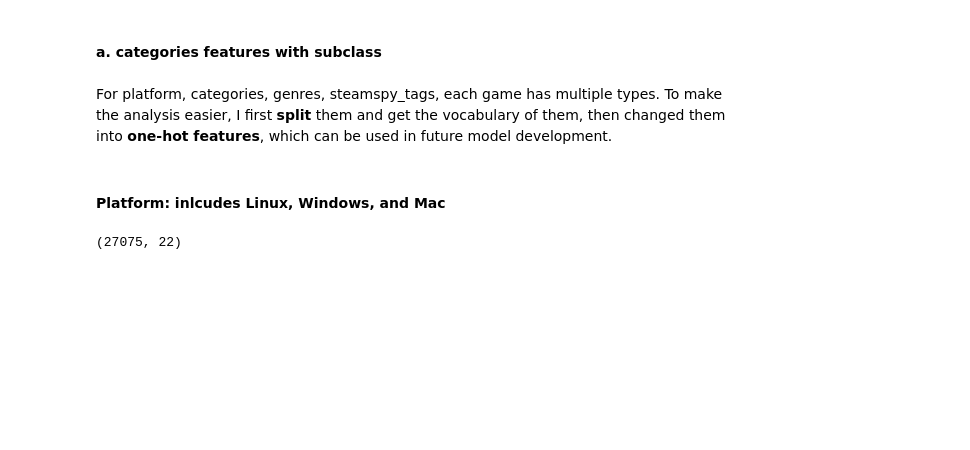
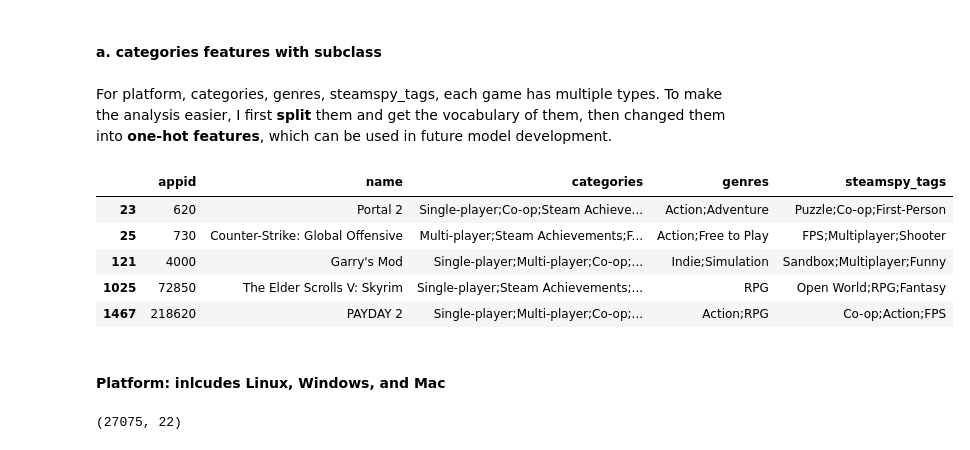
Before and after one commit to jenniening/Steam_Game, a Jupyter notebook: src/Steam_Dataset.ipynb, the cells around one changed output. Saved outputs shown, nothing was run; the diff lists cells and outputs as text; code cells hidden in the pictures; blank space fills up the shorter version.

```diff
--- a/src/Steam_Dataset.ipynb
+++ b/src/Steam_Dataset.ipynb
@@ -181,6 +148,15 @@ def drawWordCloud(freq_dict):
 #### a. categories features with subclass
 # %% [markdown]
 For platform, categories, genres, steamspy_tags, each game has multiple types. To make the analysis easier, I first **split** them and get the vocabulary of them, then changed them into **one-hot features**, which can be used in future model development.
+# %%
+df_prepare[df_prepare["owners_median"] >= 10000000][["appid","name","categories","genres","steamspy_tags"]][10:15]
+# %% [output]
+|  | appid | name | categories | genres | steamspy_tags |
+| 23 | 620 | Portal 2 | Single-player;Co-op;Steam Achieve... | Action;Adventure | Puzzle;Co-op;First-Person |
+| 25 | 730 | Counter-Strike: Global Offensive | Multi-player;Steam Achievements;F... | Action;Free to Play | FPS;Multiplayer;Shooter |
+| 121 | 4000 | Garry's Mod | Single-player;Multi-player;Co-op;... | Indie;Simulation | Sandbox;Multiplayer;Funny |
+| 1025 | 72850 | The Elder Scrolls V: Skyrim | Single-player;Steam Achievements;... | RPG | Open World;RPG;Fantasy |
+| 1467 | 218620 | PAYDAY 2 | Single-player;Multi-player;Co-op;... | Action;RPG | Co-op;Action;FPS |
 # %%
 def getVocab(data, variable):
     '''
```
Also changed, not shown: parts of 26 cells of this notebook, 2 other files.
